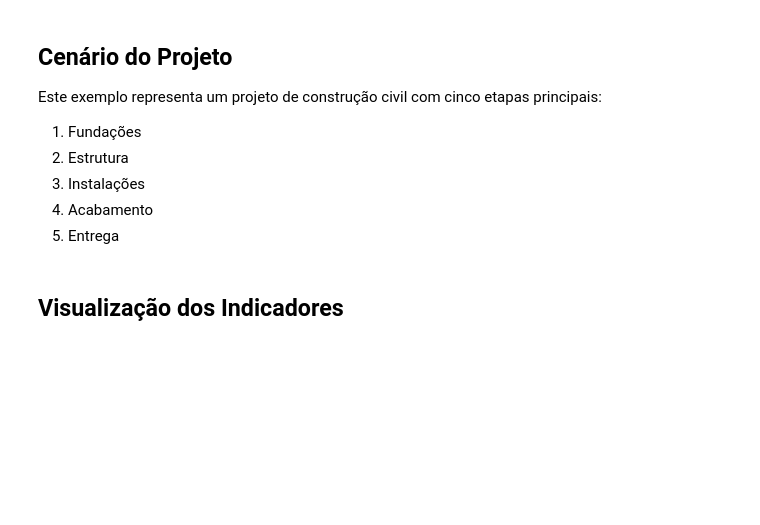
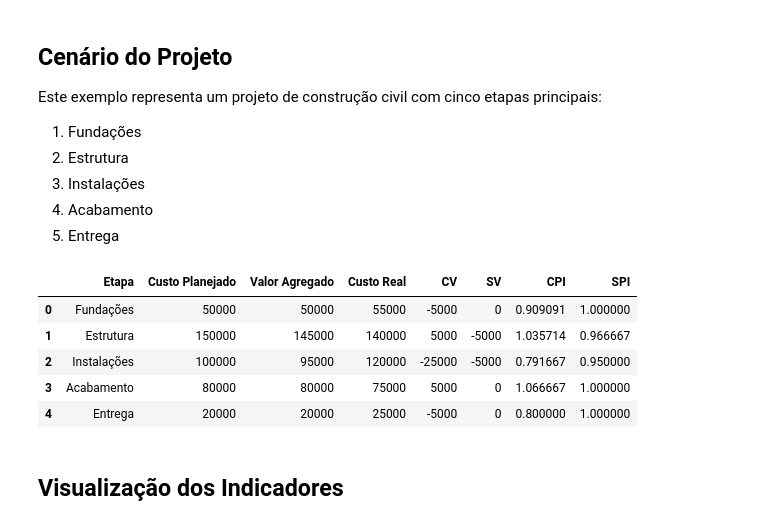
Before and after one commit to UniRobotica/gpc, a Jupyter notebook: _build/jupyter_execute/notebooks/dominios/medicao/tecnica-valor-agregado-construcao.ipynb, the cells around one changed output. Drawn from its saved outputs; the diff is of its cells as text; code cells hidden in the pictures; blank space fills up the shorter version.

```diff
--- a/_build/jupyter_execute/notebooks/dominios/medicao/tecnica-valor-agregado-construcao.ipynb
+++ b/_build/jupyter_execute/notebooks/dominios/medicao/tecnica-valor-agregado-construcao.ipynb
@@ -32,19 +32,42 @@ Este exemplo representa um projeto de construção civil com cinco etapas princi
 # %%
 # Importação de bibliotecas
 import pandas as pd
 import matplotlib.pyplot as plt
+import io
 
 # Leitura dos dados do projeto
-df = pd.read_csv('../data/dados_projeto.csv')
+#df = pd.read_csv('../data/dados_projeto.csv')
+# Dados CSV
+import io
+
+# Dados CSV
+data = """Etapa,Custo Planejado,Valor Agregado,Custo Real
+Fundações,50000,50000,55000
+Estrutura,150000,145000,140000
+Instalações,100000,95000,120000
+Acabamento,80000,80000,75000
+Entrega,20000,20000,25000"""
+
+# Criar DataFrame
+df = pd.read_csv(io.StringIO(data))
+
+
 
 # Cálculos adicionais
 df['CV'] = df['Valor Agregado'] - df['Custo Real']
 df['SV'] = df['Valor Agregado'] - df['Custo Planejado']
 df['CPI'] = df['Valor Agregado'] / df['Custo Real']
 df['SPI'] = df['Valor Agregado'] / df['Custo Planejado']
 
 # Exibindo os dados
 df
+# %% [output]
+|  | Etapa | Custo Planejado | Valor Agregado | Custo Real | CV | SV | CPI | SPI |
+| 0 | Fundações | 50000 | 50000 | 55000 | -5000 | 0 | 0.909091 | 1.000000 |
+| 1 | Estrutura | 150000 | 145000 | 140000 | 5000 | -5000 | 1.035714 | 0.966667 |
+| 2 | Instalações | 100000 | 95000 | 120000 | -25000 | -5000 | 0.791667 | 0.950000 |
+| 3 | Acabamento | 80000 | 80000 | 75000 | 5000 | 0 | 1.066667 | 1.000000 |
+| 4 | Entrega | 20000 | 20000 | 25000 | -5000 | 0 | 0.800000 | 1.000000 |
 # %% [markdown]
 ## Visualização dos Indicadores
 # %%
```
Also changed, not shown: parts of 2 cells of this notebook, 49 other files.
